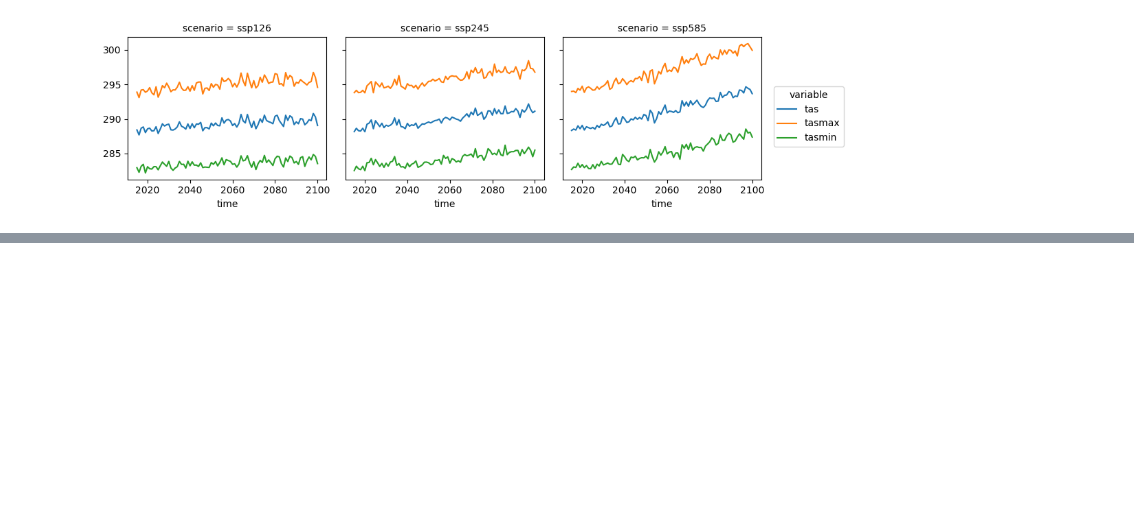
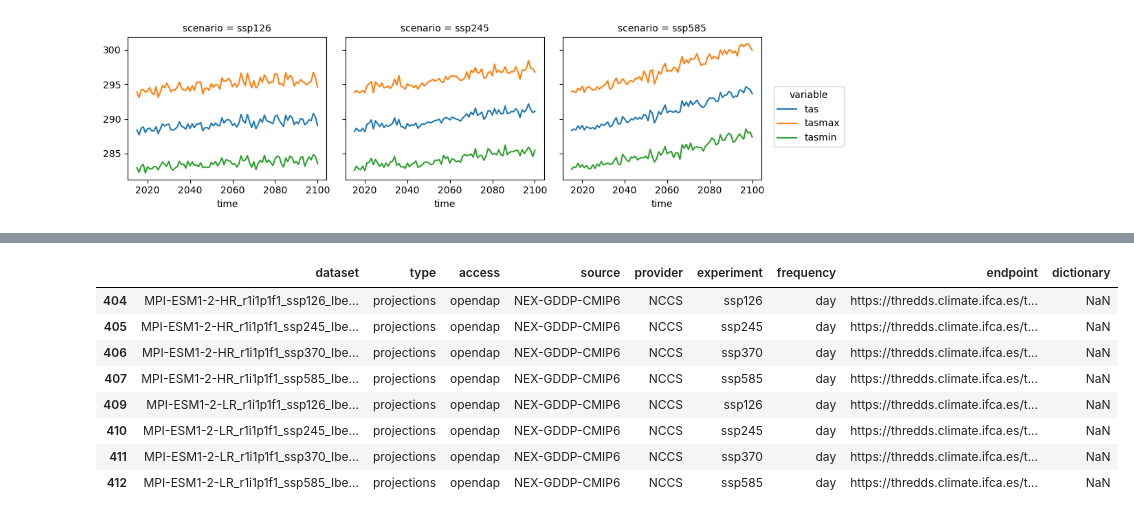
Before and after one commit to SantanderMetGroup/PTI-Clima-Datalab, a Jupyter notebook: Notebooks/python/PTI_NEX-GDDP-CMIP6_python.ipynb, the cells around one changed output, grey strips where cells are left out. Saved outputs shown, nothing was run; the diff lists cells and outputs as text; code cells hidden in the pictures; blank space fills up the shorter version.

```diff
--- a/Notebooks/python/PTI_NEX-GDDP-CMIP6_python.ipynb
+++ b/Notebooks/python/PTI_NEX-GDDP-CMIP6_python.ipynb
@@ -82,0 +89,15 @@ plot = ts.plot.line(x="time", col="scenario", xticks=ts.coords["time"][5::20])
+# %%
+scenarios = ["ssp126", "ssp245", "ssp370", "ssp585"]
+model = "MPI-ESM"
+subset = gddp[((gddp["dataset"].str.contains(model)) & (gddp["dataset"].str.contains(domain)) & (gddp["experiment"].isin(scenarios)))]
+subset
+# %% [output]
+|  | dataset | type | access | source | provider | experiment | frequency | endpoint | dictionary |
+| 404 | MPI-ESM1-2-HR_r1i1p1f1_ssp126_Ibe... | projections | opendap | NEX-GDDP-CMIP6 | NCCS | ssp126 | day | https://thredds.climate.ifca.es/t... | NaN |
+| 405 | MPI-ESM1-2-HR_r1i1p1f1_ssp245_Ibe... | projections | opendap | NEX-GDDP-CMIP6 | NCCS | ssp245 | day | https://thredds.climate.ifca.es/t... | NaN |
+| 406 | MPI-ESM1-2-HR_r1i1p1f1_ssp370_Ibe... | projections | opendap | NEX-GDDP-CMIP6 | NCCS | ssp370 | day | https://thredds.climate.ifca.es/t... | NaN |
+| 407 | MPI-ESM1-2-HR_r1i1p1f1_ssp585_Ibe... | projections | opendap | NEX-GDDP-CMIP6 | NCCS | ssp585 | day | https://thredds.climate.ifca.es/t... | NaN |
+| 409 | MPI-ESM1-2-LR_r1i1p1f1_ssp126_Ibe... | projections | opendap | NEX-GDDP-CMIP6 | NCCS | ssp126 | day | https://thredds.climate.ifca.es/t... | NaN |
+| 410 | MPI-ESM1-2-LR_r1i1p1f1_ssp245_Ibe... | projections | opendap | NEX-GDDP-CMIP6 | NCCS | ssp245 | day | https://thredds.climate.ifca.es/t... | NaN |
+| 411 | MPI-ESM1-2-LR_r1i1p1f1_ssp370_Ibe... | projections | opendap | NEX-GDDP-CMIP6 | NCCS | ssp370 | day | https://thredds.climate.ifca.es/t... | NaN |
+| 412 | MPI-ESM1-2-LR_r1i1p1f1_ssp585_Ibe... | projections | opendap | NEX-GDDP-CMIP6 | NCCS | ssp585 | day | https://thredds.climate.ifca.es/t... | NaN |
```
Also changed, not shown: parts of 7 cells of this notebook.
